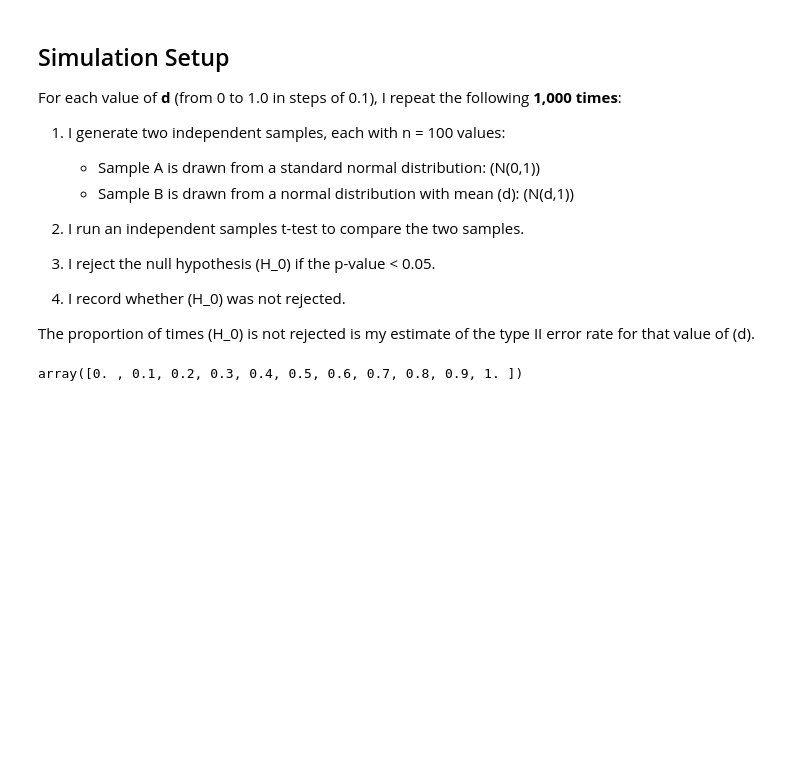
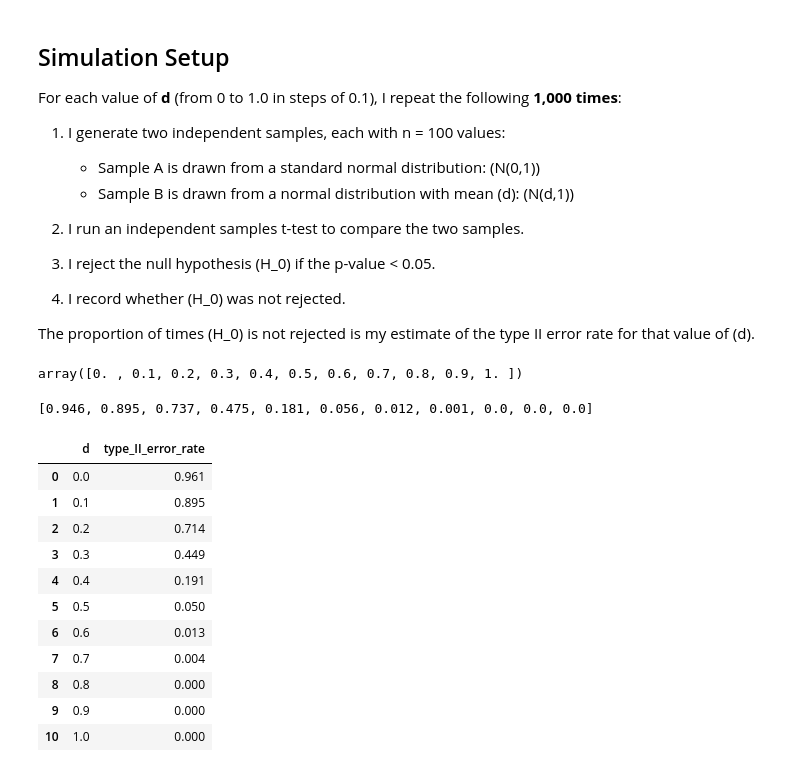
Before and after one commit to coughlo93/applied_statistics_assessment, a Jupyter notebook: problems.ipynb, the cells around one changed output. Cells and saved outputs as stored; diff of their text form; code cells hidden in the pictures; blank space fills up the shorter version.

```diff
--- a/problems.ipynb
+++ b/problems.ipynb
@@ -194,3 +194,37 @@ def type2_error_rate(d, n=100, reps=1000, alpha=0.05):
             not_rejected += 1
 
     return not_rejected / reps
+# %%
+# Run the simulation for each d.
+type2_rates = []
+
+for d in d_values:
+    rate = type2_error_rate(d, n=n, reps=reps, alpha=alpha)
+    type2_rates.append(rate)
+
+type2_rates
+# %% [output]
+[0.946, 0.895, 0.737, 0.475, 0.181, 0.056, 0.012, 0.001, 0.0, 0.0, 0.0]
+# %%
+# Put results into a small table.
+import pandas as pd
+
+results = pd.DataFrame({
+    "d": d_values,
+    "type_II_error_rate": type2_rates
+})
+
+results
+# %% [output]
+|  | d | type_II_error_rate |
+| 0 | 0.0 | 0.961 |
+| 1 | 0.1 | 0.895 |
+| 2 | 0.2 | 0.714 |
+| 3 | 0.3 | 0.449 |
+| 4 | 0.4 | 0.191 |
+| 5 | 0.5 | 0.050 |
+| 6 | 0.6 | 0.013 |
+| 7 | 0.7 | 0.004 |
+| 8 | 0.8 | 0.000 |
+| 9 | 0.9 | 0.000 |
+| 10 | 1.0 | 0.000 |
```
Also changed, not shown: parts of 3 cells of this notebook.
